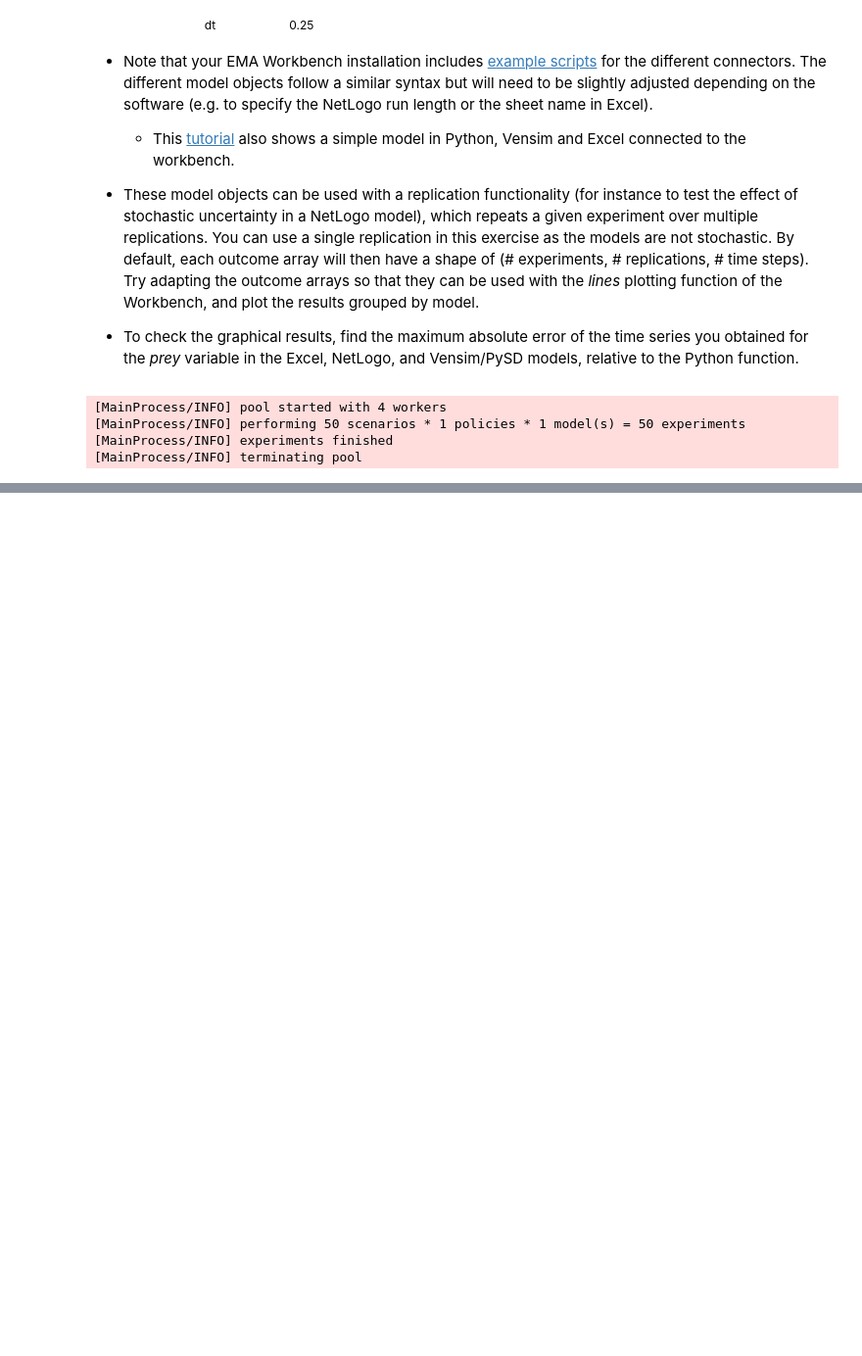
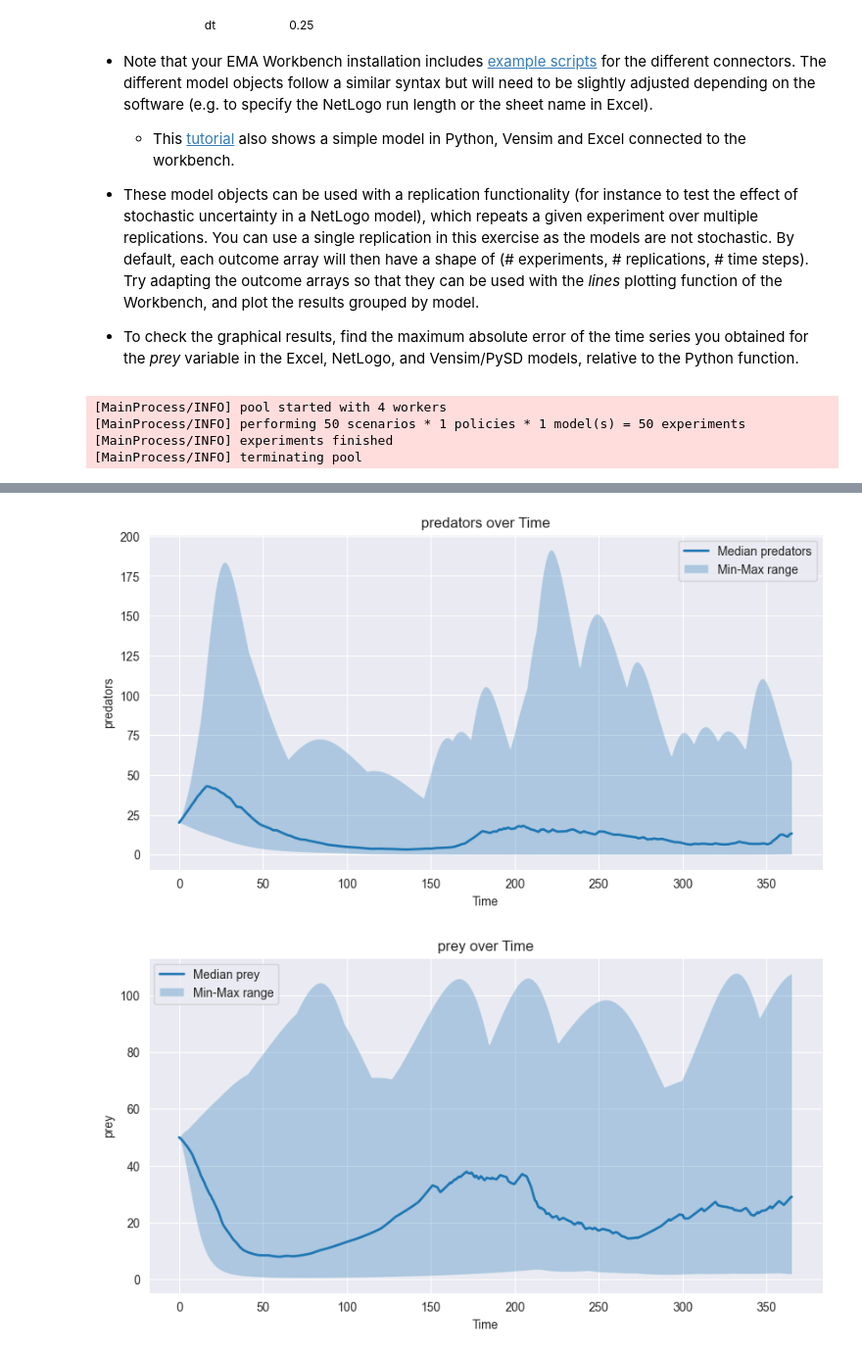
Before and after one commit to adaprecup/decision_making_assignments, a Jupyter notebook: week_01/prof_material/Week 1-2 - general intro to exploratory modelling/assignment 3 - multimodel_assignment.ipynb, the cells around one changed output, grey strips where cells are left out. Shown at 98% size. Drawn from its saved outputs; the diff is of its cells as text; code cells hidden in the pictures; blank space fills up the shorter version.

Commit message:
plot outcomes netlogo and python model

```diff
--- a/week_01/prof_material/Week 1-2 - general intro to exploratory modelling/assignment 3 - multimodel_assignment.ipynb
+++ b/week_01/prof_material/Week 1-2 - general intro to exploratory modelling/assignment 3 - multimodel_assignment.ipynb
@@ -84,9 +87,10 @@ netlogo_model.outcomes = model_outcomes
 if __name__ == "__main__":
     from ema_workbench import MultiprocessingEvaluator, ema_logging
 
+    n = 50
     ema_logging.log_to_stderr(ema_logging.INFO)
     with MultiprocessingEvaluator(python_model, n_processes=4) as evaluator:
-        experiments, outcomes = evaluator.perform_experiments(scenarios=50)
+        python_results = evaluator.perform_experiments(n)
 # %% [output]
 [MainProcess/INFO] pool started with 4 workers
 [MainProcess/INFO] performing 50 scenarios * 1 policies * 1 model(s) = 50 experiments
@@ -122,3 +98,0 @@ results = perform_experiments(models, scenarios=50)
-# %%
-experiments, outcomes = results
-experiments
@@ -142,0 +114,3 @@ experiments
+# %%
+python_experiments, python_outcomes = python_results
+netlogo_experiments, netlogo_outcomes = netlogo_results
@@ -142,0 +157,28 @@ experiments
+# %%
+def plot_time_series_outcome(outcomes, variable_name, timestep):
+    data = np.array(outcomes[variable_name])  # shape: (n_runs, n_timesteps)
+
+    # Flatten outcome stats to ensure 1D
+    median = np.median(data, axis=0).flatten()
+    min_vals = np.min(data, axis=0).flatten()
+    max_vals = np.max(data, axis=0).flatten()
+
+    # Construct time axis
+    time = np.arange(0, len(median) * timestep, timestep)
+
+    # Plot
+    plt.figure(figsize=(10, 5))
+    plt.plot(time, median, label=f'Median {variable_name}', linewidth=2)
+    plt.fill_between(time, min_vals, max_vals, alpha=0.3, label='Min-Max range')
+    plt.xlabel('Time')
+    plt.ylabel(variable_name)
+    plt.title(f'{variable_name} over Time')
+    plt.legend()
+    plt.grid(True)
+    plt.show()
+# %%
+plot_time_series_outcome(python_outcomes, 'predators', 0.25)
+plot_time_series_outcome(python_outcomes, 'prey', 0.25)
+# %% [output]
+[figure, added]
+[figure, added]
```
Also changed, not shown: parts of 8 cells of this notebook, 2 other files.
